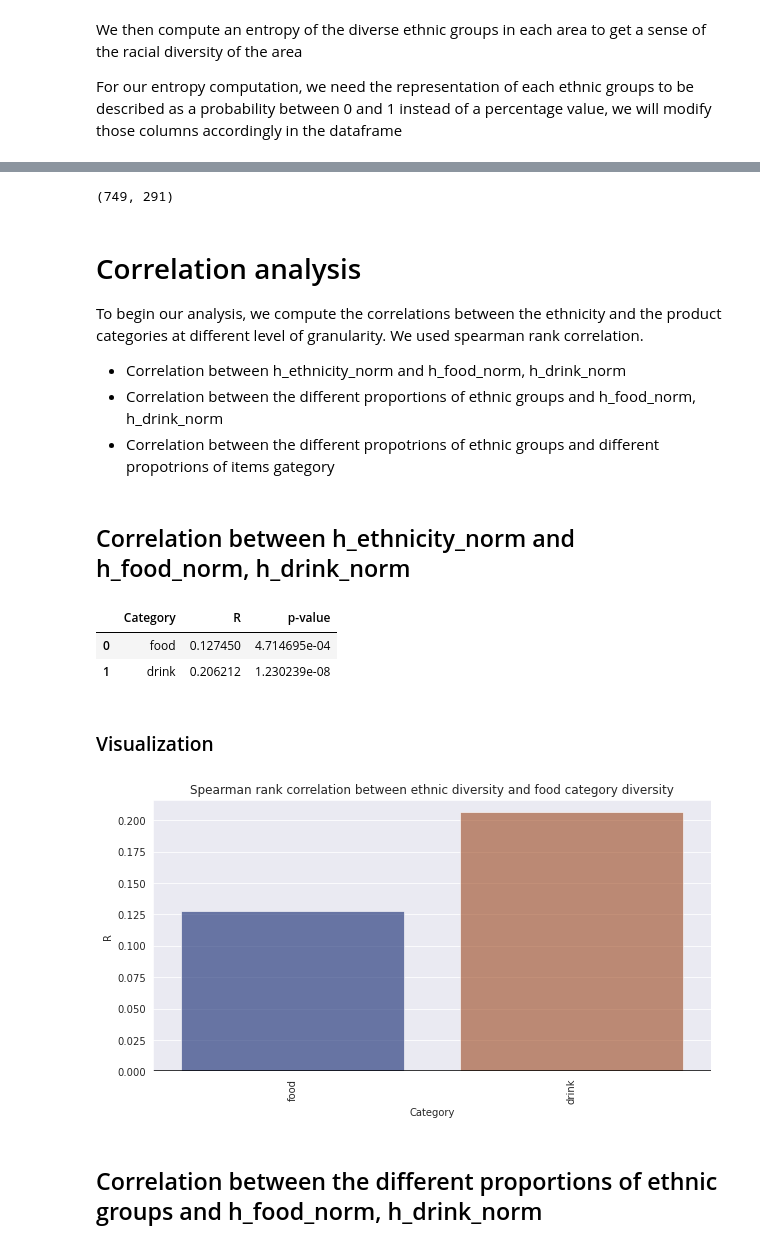
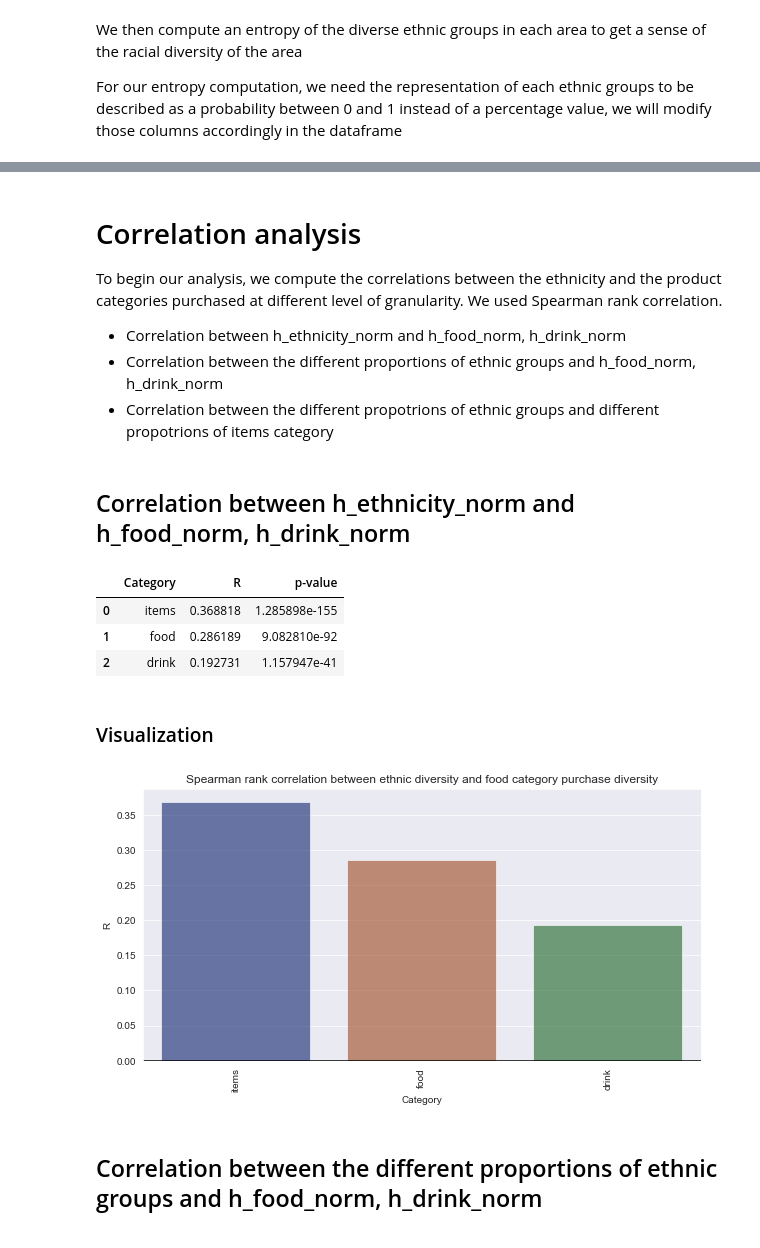
Before and after one commit to epfl-ada/ada-2020-project-milestone-p3-p3_enchiladas, a Jupyter notebook: proj_NB.ipynb, the cells around one changed output, grey strips where cells are left out. Cells and saved outputs as stored; diff of their text form; code cells hidden in the pictures.

```diff
--- a/proj_NB.ipynb
+++ b/proj_NB.ipynb
@@ -49,6 +58,7 @@ def filter_and_clean_losa(lsoa_df):
 
     ##### REPLACE UNKNOWN VALUES #####
     filtered_df.replace('-', np.NaN, inplace=True)
+    filtered_df.replace('.', np.NaN, inplace=True)
 
     ##### DROP ALL IRRELEVANT COLUMNS #####
     # Mid-year Population Estimates (already in tesco data)
@@ -58,6 +68,9 @@ def filter_and_clean_losa(lsoa_df):
     to_remove = ['Mid-year Population Estimates',
                  'Census Population',
                  'Population Density',
+                 'BAME',
+                 'Economically active: Total',
+                 'Economically inactive: Total',
                  'Road Casualties']
     to_drop = []
     for col in filtered_df.columns:
@@ -212,6 +211,9 @@ def compute_entropies(df, f_col_list):
     n_col = len(f_col_list)
 
     h_df = pd.DataFrame()
+
+    if np.any(f_df > 1):
+        f_df = f_df.div(f_df.sum(axis=1), axis=0)
 
     # compute intermediates values inside the sum of eq (12)
     for col in f_df.columns:
@@ -288,54 +286,56 @@ To keep only the most representative areas for our analysis, we filter the datas
-# %%
-repr_df = full_df[full_df['representativeness_norm'] > 0.3]
-print(repr_df.shape)
-#repr_df.head(5)
-# %% [output]
-(749, 291)
 # %% [markdown]
 # Correlation analysis
 
-To begin our analysis, we compute the correlations between the ethnicity and the product categories at different level of granularity. We used spearman rank correlation.
+To begin our analysis, we compute the correlations between the ethnicity and the product categories purchased at different level of granularity. We used Spearman rank correlation.
 
 - Correlation between h_ethnicity_norm and h_food_norm, h_drink_norm
 - Correlation between the different proportions of ethnic groups and h_food_norm, h_drink_norm
-- Correlation between the different propotrions of ethnic groups and different propotrions of items gategory
+- Correlation between the different propotrions of ethnic groups and different propotrions of items category
 # %% [markdown]
 ## Correlation between h_ethnicity_norm and h_food_norm, h_drink_norm
 # %%
-h_ethnicity = repr_df['Ethnic_Group;h_ethnicities_norm;2011'].values
-h_items_food = repr_df['h_items_food_norm'].values
-h_items_drink = repr_df['h_items_drink_norm'].values
+h_ethnicity = full_df['Ethnic_Group;h_ethnicities_norm;2011'].values
+h_items = full_df['h_items_norm'].values
+h_items_food = full_df['h_items_food_norm'].values
+h_items_drink = full_df['h_items_drink_norm'].values
 
+rho_items, p_items = spearmanr(h_ethnicity, h_items)
 rho_food, p_food = spearmanr(h_ethnicity, h_items_food)
 rho_drink, p_drinks = spearmanr(h_ethnicity, h_items_drink)
 
-d = {'Category': ['food', 'drink'],
-     'R': [rho_food, rho_drink],
-     'p-value': [p_food, p_drinks]}
+
+d = {'Category': ['items','food', 'drink'],
+     'R': [rho_items, rho_food, rho_drink],
+     'p-value': [p_items, p_food, p_drinks]}
 hh_corr_df = pd.DataFrame(data=d)
 hh_corr_df
 # %% [output]
 |  | Category | R | p-value |
-| 0 | food | 0.127450 | 4.714695e-04 |
-| 1 | drink | 0.206212 | 1.230239e-08 |
+| 0 | items | 0.368818 | 1.285898e-155 |
+| 1 | food | 0.286189 | 9.082810e-92 |
+| 2 | drink | 0.192731 | 1.157947e-41 |
 # %% [markdown]
 ### Visualization
 # %%
 # keep only the significant data
-hh_plot_df = hh_corr_df[hh_corr_df['p-value'] < 0.05]
+# Bonferroni adjusted alpha
+n_test = 3
+alpha_adj = 0.05/n_test
+
+hh_plot_df = hh_corr_df[hh_corr_df['p-value'] < alpha_adj]
 
 sns.set_style("dark")
 
 plt.figure(figsize=(10,5))
 ax = sns.barplot(x='Category', y='R', data=hh_plot_df, palette='dark', alpha=.6)
 ax.grid(axis='y')
 ax.set_ylabel('R')
 plt.xticks(rotation=90 )
 ax.axhline(y=0, color='k', linestyle='-')
-ax.set_title('Spearman rank correlation between ethnic diversity and food category diversity')
+ax.set_title('Spearman rank correlation between ethnic diversity and food category purchase diversity')
 plt.show()
 # %% [output]
-[figure, old version]
+[figure, new version]
 # %% [markdown]
 ## Correlation between the different proportions of ethnic groups and h_food_norm, h_drink_norm
 # %%
```
Also changed, not shown: parts of 84 cells of this notebook.
